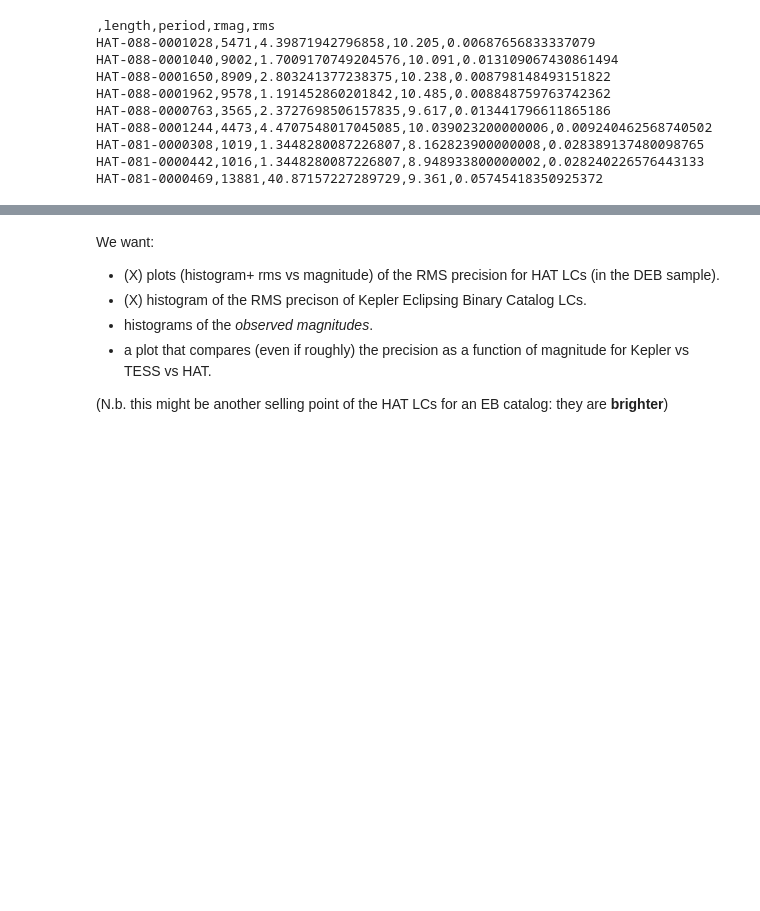
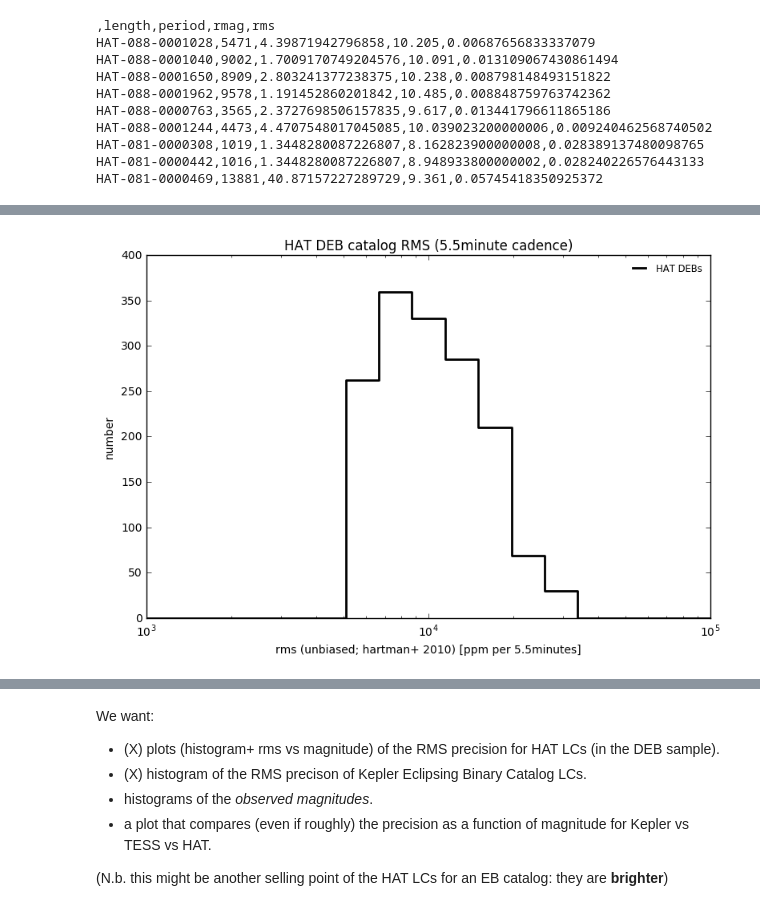
Before and after one commit to lgbouma/cbp, a Jupyter notebook: notebooks/precision_comparison.ipynb, the cells around one changed output, grey strips where cells are left out. Cells and saved outputs as stored; diff of their text form; code cells hidden in the pictures; blank space fills up the shorter version.

```diff
--- a/notebooks/precision_comparison.ipynb
+++ b/notebooks/precision_comparison.ipynb
@@ -443,0 +197,2 @@ fig.show()
+# %%
+debinfo.index.rename('hatid', inplace=True)
@@ -443,0 +345,20 @@ fig.show()
+# %%
+bins = np.logspace(3,5,18)
+
+allvals, binedge = np.histogram(rms_new, bins=bins)
+allvals = np.insert(allvals, 0, allvals[0])
+
+fig, ax = plt.subplots(figsize=(8,5.5))
+
+ax.semilogx(bins, allvals, ls='steps-', lw=2, c='k', label='HAT DEBs')
+ylims = ax.get_ylim()
+
+leg = ax.legend(loc='best', fontsize='small')
+leg.get_frame().set_linewidth(0.)
+
+ax.set(xlabel='rms (unbiased; hartman+ 2010) [ppm per 5.5minutes]', ylabel='number', title='HAT DEB catalog RMS (5.5minute cadence)')
+fig.tight_layout()
+fig.savefig('plots/rms_unbiased_histogram_HAT_DEBs.pdf')
+fig.show()
+# %% [output]
+[figure, added]
```
Also changed, not shown: parts of 59 cells of this notebook, 1 other file.
